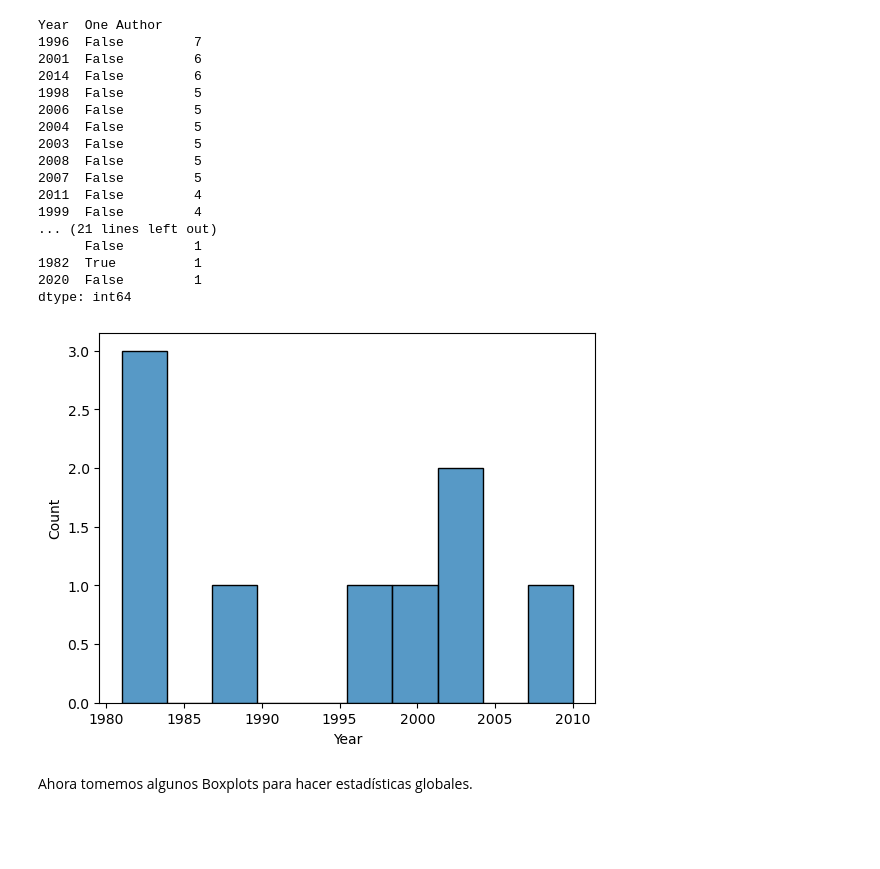
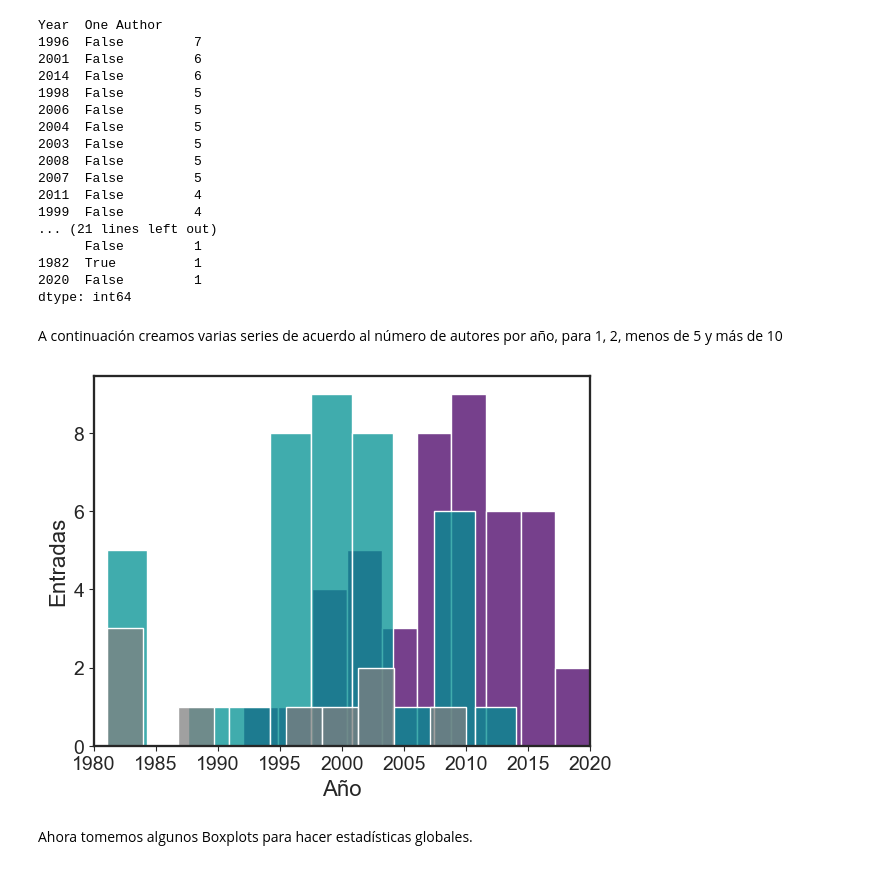
Before and after one commit to nigomezcr/ProyectoBibliometrico, a Jupyter notebook: AnalysisBibliometrico.ipynb, the cells around one changed output. Saved outputs shown, nothing was run; the diff lists cells and outputs as text; code cells hidden in the pictures; blank space fills up the shorter version.

```diff
--- a/AnalysisBibliometrico.ipynb
+++ b/AnalysisBibliometrico.ipynb
@@ -147,5 +201,8 @@ Ahora, quisieramos ver el número de artículos de solamente 1 autor, en el mism
 # %%
 muestra['One Author'] = (muestra['Number of Authors'] == 1)
+muestra['Two Authors'] = (muestra['Number of Authors'] == 2)
+muestra['Less than 5 authors'] = (muestra['Number of Authors'] <=5)
+muestra['More than 10 authors'] = (muestra['Number of Authors'] >=10)
 muestra['One Author'].value_counts()
 # %% [output]
 False    91
@@ -176,8 +231,22 @@ SingleAuthorYears = muestra.loc[muestra['One Author'], 'Year']
-# %%
-sns.histplot(data = SingleAuthorYears, bins=10)
-plt.show()
-# %% [output]
-[figure, removed]
+# %% [markdown]
+A continuación creamos varias series de acuerdo al número de autores por año, para 1, 2, menos de 5 y más de 10
+# %%
+SingleAuthorYears = muestra.loc[muestra['One Author'], 'Year']
+TwoAuthorYears = muestra.loc[muestra['Two Authors'], 'Year']
+LessThanFiveAuthorYears = muestra.loc[muestra['Less than 5 authors'], 'Year']
+MoreThanTenAuthorYears = muestra.loc[muestra['More than 10 authors'], 'Year']
+# %%
+sns.histplot(data=MoreThanTenAuthorYears, bins=10, color=BackColor2)
+sns.histplot(data=LessThanFiveAuthorYears, bins=10, color=BackColor1)
+sns.histplot(data = SingleAuthorYears, bins=10, color='grey')
+
+plt.xlabel('Año')
+plt.ylabel('Entradas')
+
+plt.xlim(xmin=1980, xmax=2020)
+plt.show()
+# %% [output]
+[figure, added]
 # %% [markdown]
 Ahora tomemos algunos Boxplots para hacer estadísticas globales.
 # %%
```
Also changed, not shown: parts of 23 cells of this notebook, 9 other files.
